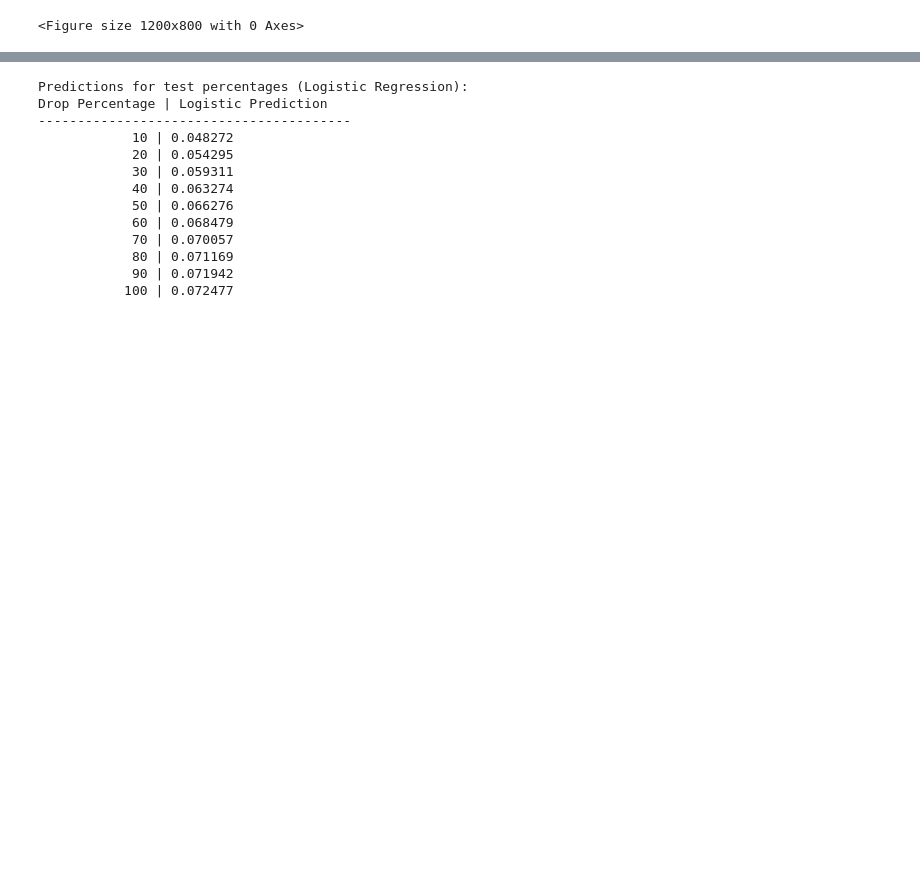
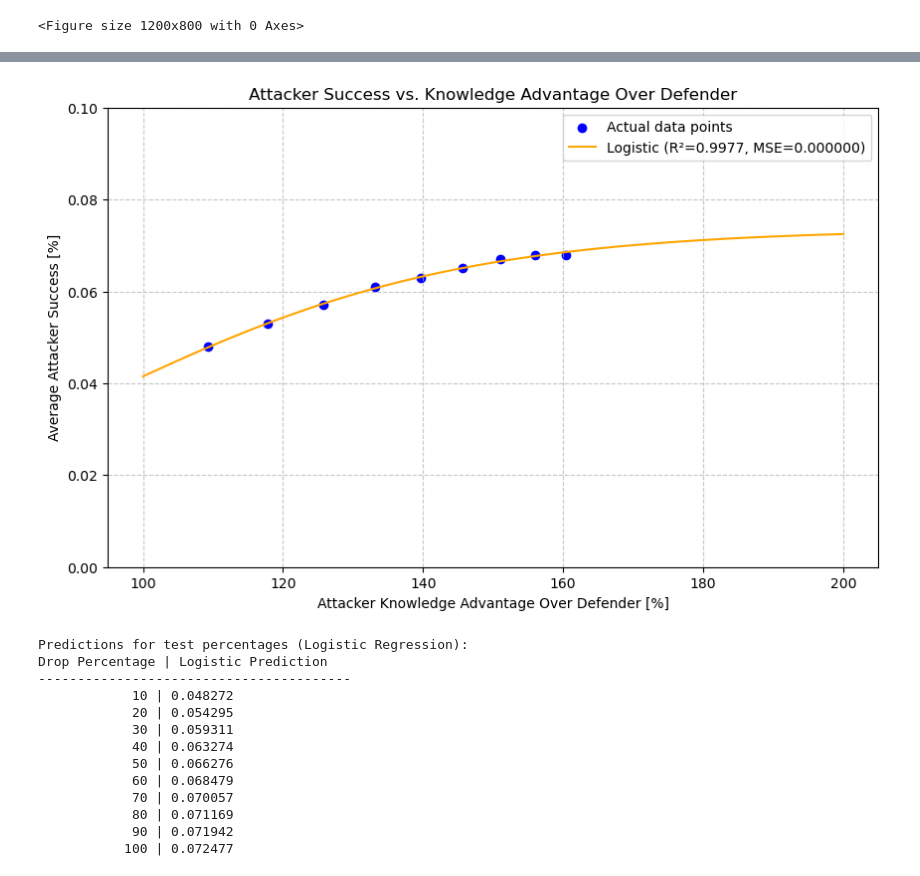
Before and after one commit to wiggly1993/Python_Implementation_ComputersAndSecurity_RoboticsCaseStudies_Cut-The-Rope, a Jupyter notebook: src/0Day_Exploit/regression.ipynb, the cells around one changed output, grey strips where cells are left out. Saved outputs shown, nothing was run; the diff lists cells and outputs as text; code cells hidden in the pictures; blank space fills up the shorter version.

```diff
--- a/src/0Day_Exploit/regression.ipynb
+++ b/src/0Day_Exploit/regression.ipynb
@@ -166,3 +166,32 @@ plt.legend()
+# %%
+# Create a range of x values for prediction
+x_range = np.linspace(0, 100, 100).reshape(-1, 1)
+
+# Generate predictions for the range
+y_pred_logistic_range = logistic_function(x_range.flatten(), L_fit, k_fit, x0_fit)
+
+# Create transformed x values (100% + original)
+x_transformed = x_range + 100
+X_transformed = X + 100
+
+# Plot the actual data points with transformed x values
+plt.figure(figsize=(10, 6))
+plt.ylim(0, 0.1)
+plt.scatter(X_transformed, y, color='blue', label='Actual data points')
+
+# Plot the logistic regression curve with transformed x values
+plt.plot(x_transformed, y_pred_logistic_range, color='orange',
+         label=f'Logistic (R²={r2_logistic:.4f}, MSE={mse_logistic:.6f})')
+
+# Add labels and title
+plt.xlabel('Attacker Knowledge Advantage Over Defender [%]')
+plt.ylabel('Average Attacker Success [%]')
+plt.title('Attacker Success vs. Knowledge Advantage Over Defender')
+plt.grid(True, linestyle='--', alpha=0.7)
+plt.legend()
+plt.show()
+# %% [output]
+[figure, added]
 # %%
 def predict_success(drop_percentage, model_type='linear'):
     """
```
Also changed, not shown: parts of 1 cell of this notebook, 8 other files.
